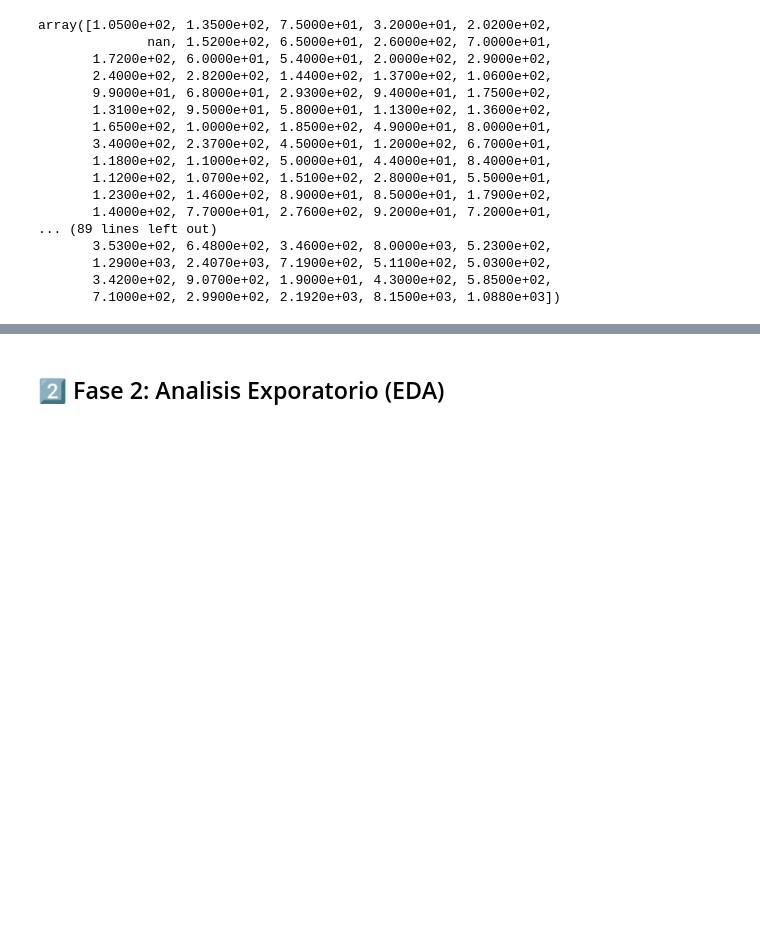
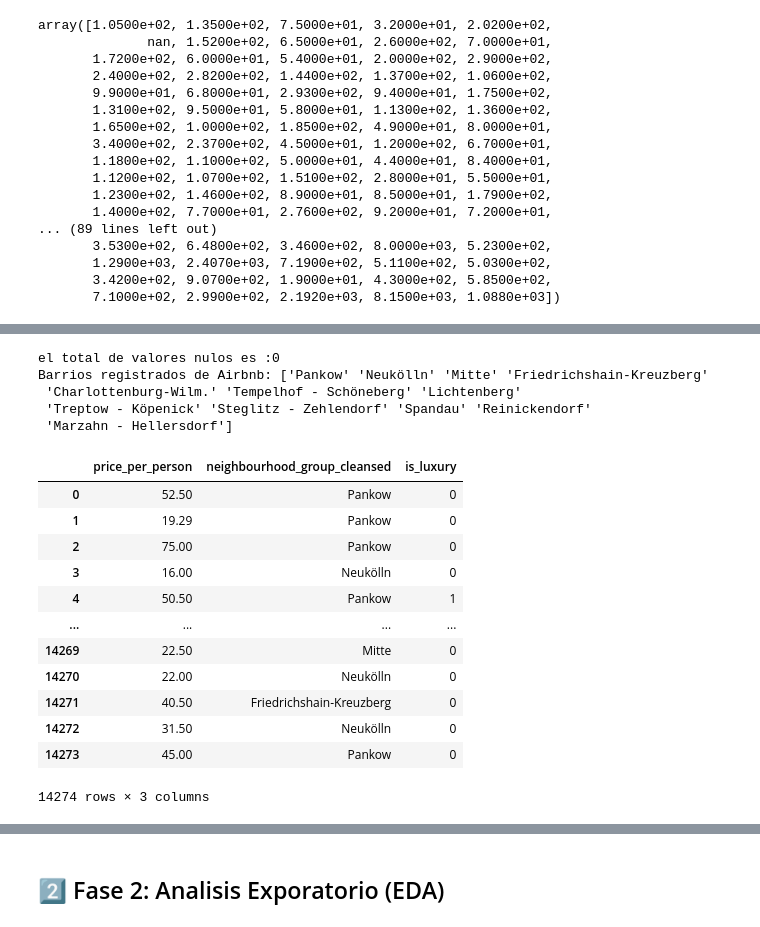
Before and after one commit to ChrisJavier/uide-Week_01-DataClean, a Jupyter notebook: src/AMGD_CP_W1_E3.ipynb, the cells around one changed output, grey strips where cells are left out. Cells and saved outputs as stored; diff of their text form; code cells hidden in the pictures; blank space fills up the shorter version.

```diff
--- a/src/AMGD_CP_W1_E3.ipynb
+++ b/src/AMGD_CP_W1_E3.ipynb
@@ -161,0 +165,13 @@ dtype: float64
+# %%
+# Como la columna price tiene 35% de datos la llenaremos con 0 para evitar problemas en el analisis
+
+df['price'] = df['price'].fillna(0)
+
+# Realizamos la validacion nuevamente
+df_is_navalues = df.isna().sum()
+df_is_navalues_percentage = df_is_navalues / df.shape[0] * 100
+
+# Ya no aparecen las columnas
+# price, amenities, last_review, room_type, latitude, longitude.
+
+print(df_is_navalues_percentage[df_is_navalues_percentage > 30].map('{:.2f}%'.format))
@@ -162,10 +192,14 @@ dtype: float64
 # %%
-df_without_navalues = df.dropna()
-print(df_without_navalues[df_without_navalues > 0])
+# Limpiamos el dataframe con las columnas antes analizadas
+df_clean = df.drop(columns=df_is_navalues_percentage[df_is_navalues_percentage > 30].index)
 
-if df_without_navalues.shape[0] < 10000:
-  print(f'Dataset no validado, el dataset contiene {df_without_navalues.shape[0]} registros \n')
+if df_clean.shape[0] < 10000:
+  print(f'Dataset no validado, el dataset contiene {df_clean.shape[0]} registros \n')
   raise Exception
 else:
-  print(f'Dataset validado, el dataset contiene {df_without_navalues.shape[0]} registros \n')
+  print(f'Dataset validado, el dataset contiene {df_clean.shape[0]} registros \n')
+
+# Imprimios el resultado
+print(f'El dataset limpio contiene {df_clean.shape[0]} registros y {df_clean.shape[1]} columnas \n')
+df_clean.describe()
 # %% [output]
@@ -178,0 +225,38 @@ Exception:
+# %%
+# Validamos que la columna escogida no tenga valores nulos o vacios porque necesitamos eso para crear la columna de lujo
+print(f'el total de valores nulos es :{df_clean.neighbourhood_group_cleansed.isnull().sum()}')
+
+# Valores de los barrios de este grupo
+print(f'Barrios registrados de Airbnb: {df_clean.neighbourhood_group_cleansed.unique()}')
+# %% [output]
+el total de valores nulos es :0
+Barrios registrados de Airbnb: ['Pankow' 'Neukölln' 'Mitte' 'Friedrichshain-Kreuzberg'
+ 'Charlottenburg-Wilm.' 'Tempelhof - Schöneberg' 'Lichtenberg'
+ 'Treptow - Köpenick' 'Steglitz - Zehlendorf' 'Spandau' 'Reinickendorf'
+ 'Marzahn - Hellersdorf']
+# %%
+# Creacion de la columna price_per_person
+
+df_clean['price_per_person'] = (df_clean['price'] / df_clean['accommodates']).astype(float).map('{:.2f}'.format)
+
+# Creacion de la columna binaria is_luxury
+# Primero realizaremos una comparacion de lujo por vecinadario para que pueda ser util en otros analisis, eso puede ser mas preciso para un inversionista
+
+p75_neigborhood = df_clean.groupby('neighbourhood_group_cleansed')['price'].transform(lambda x: x.quantile(0.75))
+df_clean['is_luxury'] = (df_clean['price'] > p75_neigborhood).astype(int)
+
+df_clean[['price_per_person','neighbourhood_group_cleansed','is_luxury']]
+# %% [output]
+|  | price_per_person | neighbourhood_group_cleansed | is_luxury |
+| 0 | 52.50 | Pankow | 0 |
+| 1 | 19.29 | Pankow | 0 |
+| 2 | 75.00 | Pankow | 0 |
+| 3 | 16.00 | Neukölln | 0 |
+| 4 | 50.50 | Pankow | 1 |
+| ... | ... | ... | ... |
+| 14269 | 22.50 | Mitte | 0 |
+| 14270 | 22.00 | Neukölln | 0 |
+| 14271 | 40.50 | Friedrichshain-Kreuzberg | 0 |
+| 14272 | 31.50 | Neukölln | 0 |
+| 14273 | 45.00 | Pankow | 0 |
+14274 rows × 3 columns
```
Also changed, not shown: parts of 25 cells of this notebook.
